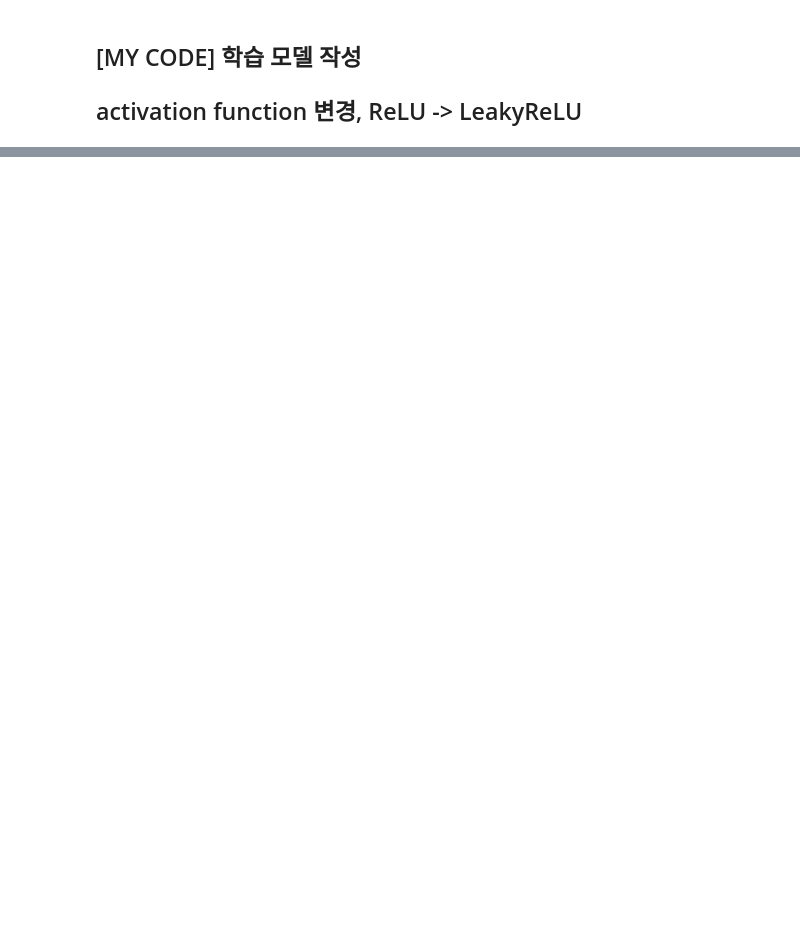
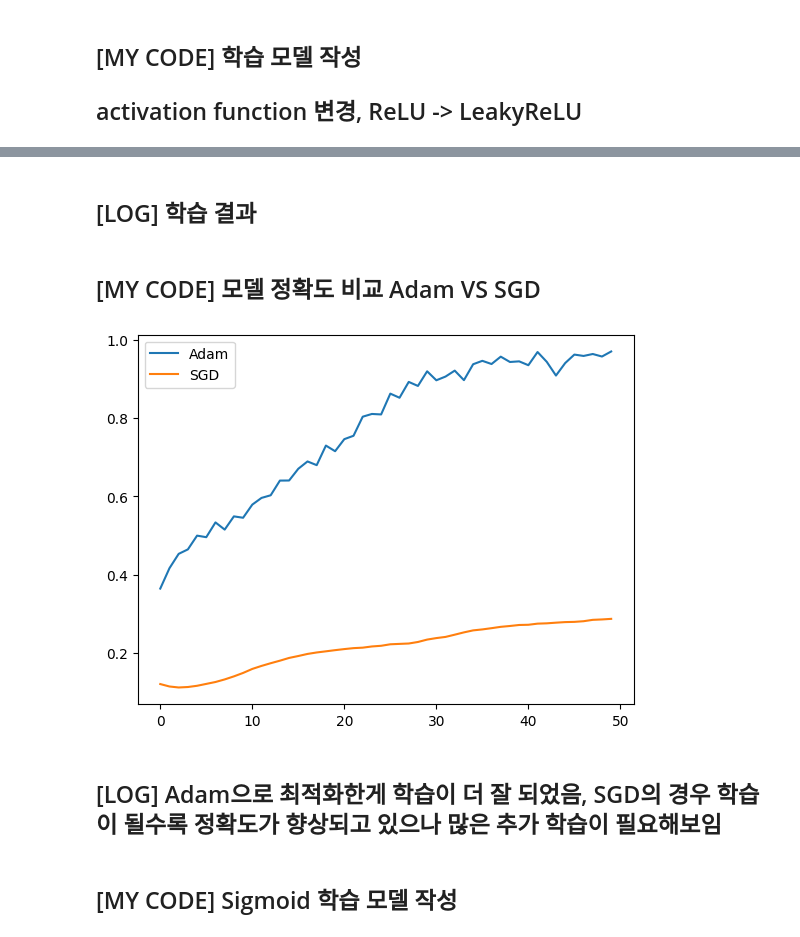
Before and after one commit to imstaHub/hanghae99, a Jupyter notebook: week1_advanced.ipynb, the cells around one changed output, grey strips where cells are left out. Cells and saved outputs as stored; diff of their text form; code cells hidden in the pictures; blank space fills up the shorter version.

```diff
--- a/week1_advanced.ipynb
+++ b/week1_advanced.ipynb
@@ -78,0 +180,33 @@ optimizer = SGD(model.parameters(), lr=lr)
+# %%
+import torch.nn.functional as F
+
+### model2, optimizer SGD
+model2 = Model(32 * 32 * 3, 1024)
+model2 = model2.to('cuda')
+
+lr = 0.001
+optimizer_sgd = SGD(model2.parameters(), lr=lr)
+
+n_epochs = 50
+
+sgd_accuracy_list = []
+
+for epoch in range(n_epochs):
+    total_loss = 0.
+    for data in trainloader:
+        model2.zero_grad()
+        inputs, labels = data
+        one_hot_labels = F.one_hot(labels, num_classes=10).type(torch.DoubleTensor)
+        inputs, one_hot_labels = inputs.to('cuda'), one_hot_labels.to('cuda')
+
+        preds = model2(inputs)
+        loss = nn.CrossEntropyLoss()(preds, one_hot_labels)
+        loss.backward()
+        optimizer_sgd.step()
+
+        total_loss += loss.item()
+
+    train_accuracy = accuracy(model2, trainloader, True)
+    print(f"Epoch {epoch:3d} | Loss: {total_loss} | Acc: {train_accuracy}")
+
+    sgd_accuracy_list.append(train_accuracy)
@@ -78,0 +231,12 @@ optimizer = SGD(model.parameters(), lr=lr)
+# %% [markdown]
+## [LOG] 학습 결과
+# %% [markdown]
+## [MY CODE] 모델 정확도 비교 Adam VS SGD
+# %%
+plot_acc(adam_accuracy_list, sgd_accuracy_list, 'Adam', 'SGD')
+# %% [output]
+[figure, added]
+# %% [markdown]
+## [LOG] Adam으로 최적화한게 학습이 더 잘 되었음, SGD의 경우 학습이 될수록 정확도가 향상되고 있으나 많은 추가 학습이 필요해보임
+# %% [markdown]
+## [MY CODE] Sigmoid 학습 모델 작성
```
Also changed, not shown: parts of 22 cells of this notebook.
